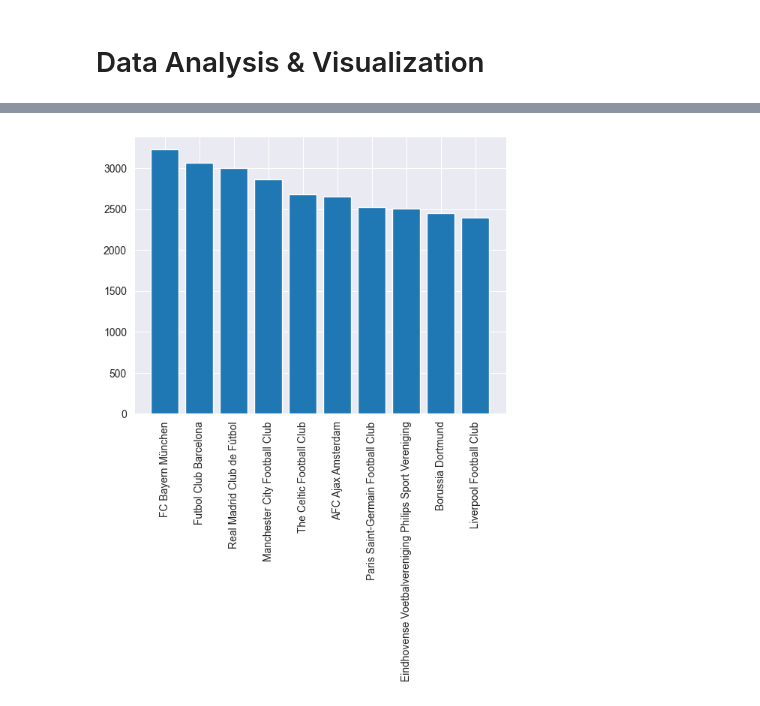
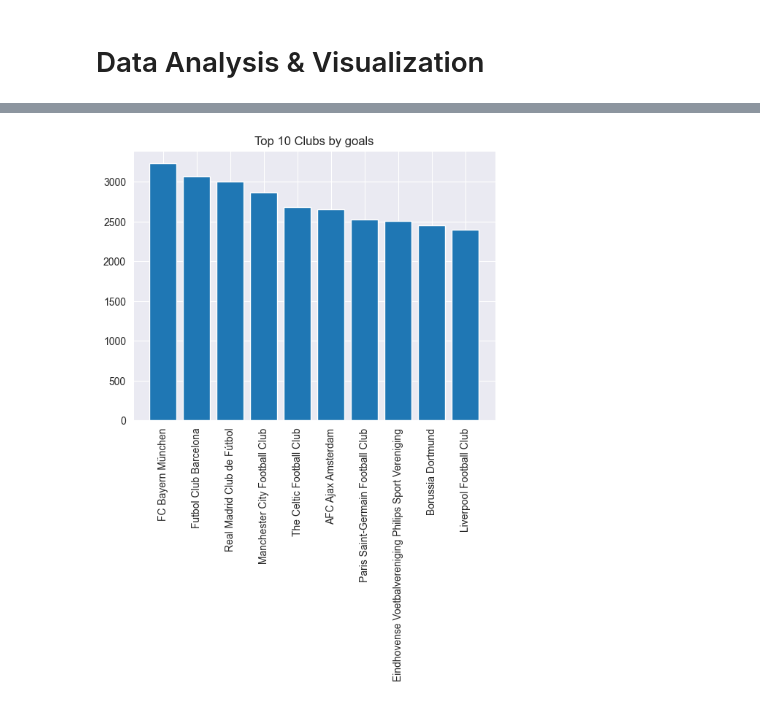
Before and after one commit to RiccardoPili/Football-Data-Analysis, a Jupyter notebook: club_games.ipynb, the cells around one changed output, grey strips where cells are left out. Cells and saved outputs as stored; diff of their text form; code cells hidden in the pictures.

```diff
--- a/club_games.ipynb
+++ b/club_games.ipynb
@@ -183,14 +183,15 @@ plt.show
 # %%
 club_goals = pd.DataFrame()
 
 club_goals['goals'] = club_games_df.groupby('club_id')['club_goals'].sum() + club_games_df.groupby('opponent_id')['opponent_goals'].sum()
 
 club_goals = club_goals.sort_values(ascending=False, by='goals').head(10)
 
 top10_goals = pd.merge(club_goals, clubs_df, left_index=True, right_on='club_id')
 
 plt.bar(top10_goals['name'], top10_goals['goals'])
 plt.xticks(rotation=90)
+plt.title('Top 10 Clubs by goals')
 plt.show()
 # %% [output]
-[figure, old version]
+[figure, new version]
```
Also changed, not shown: parts of 3 cells of this notebook.
